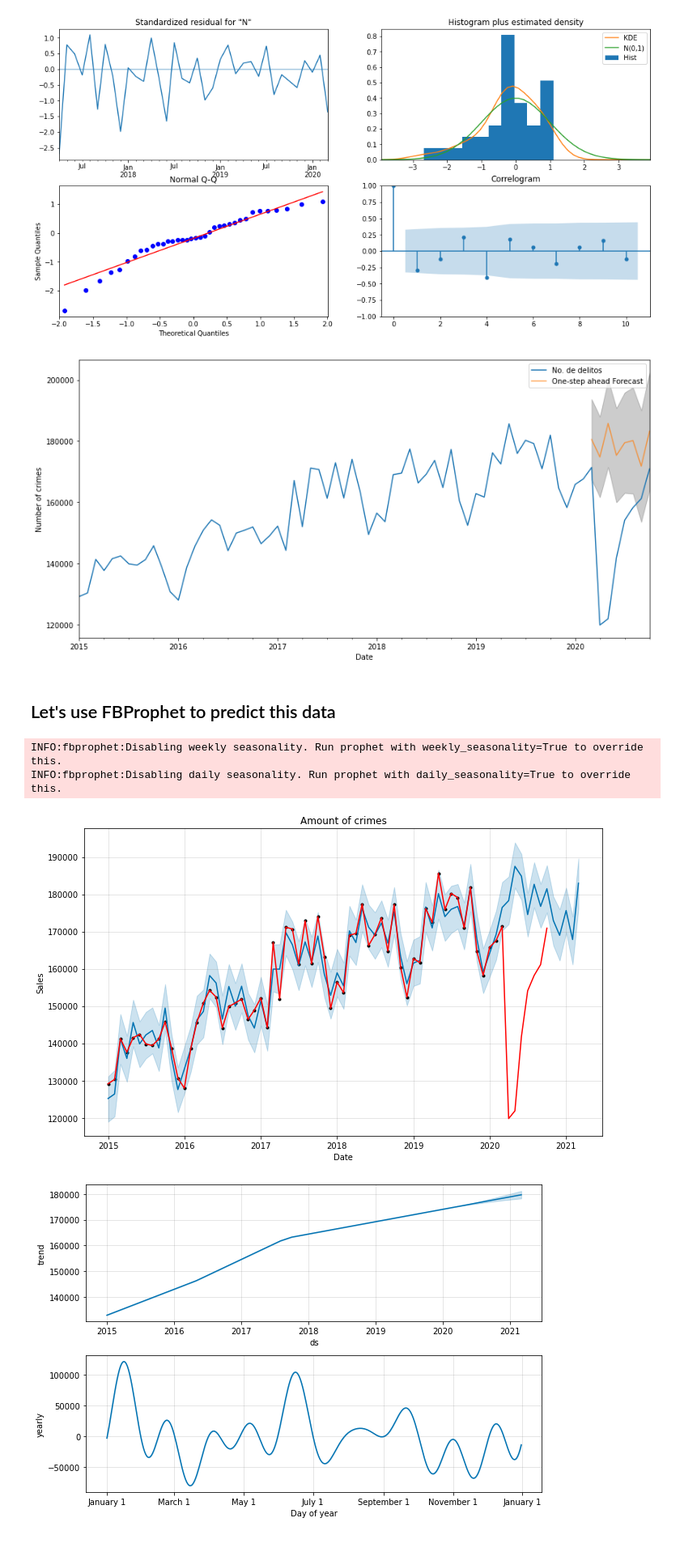
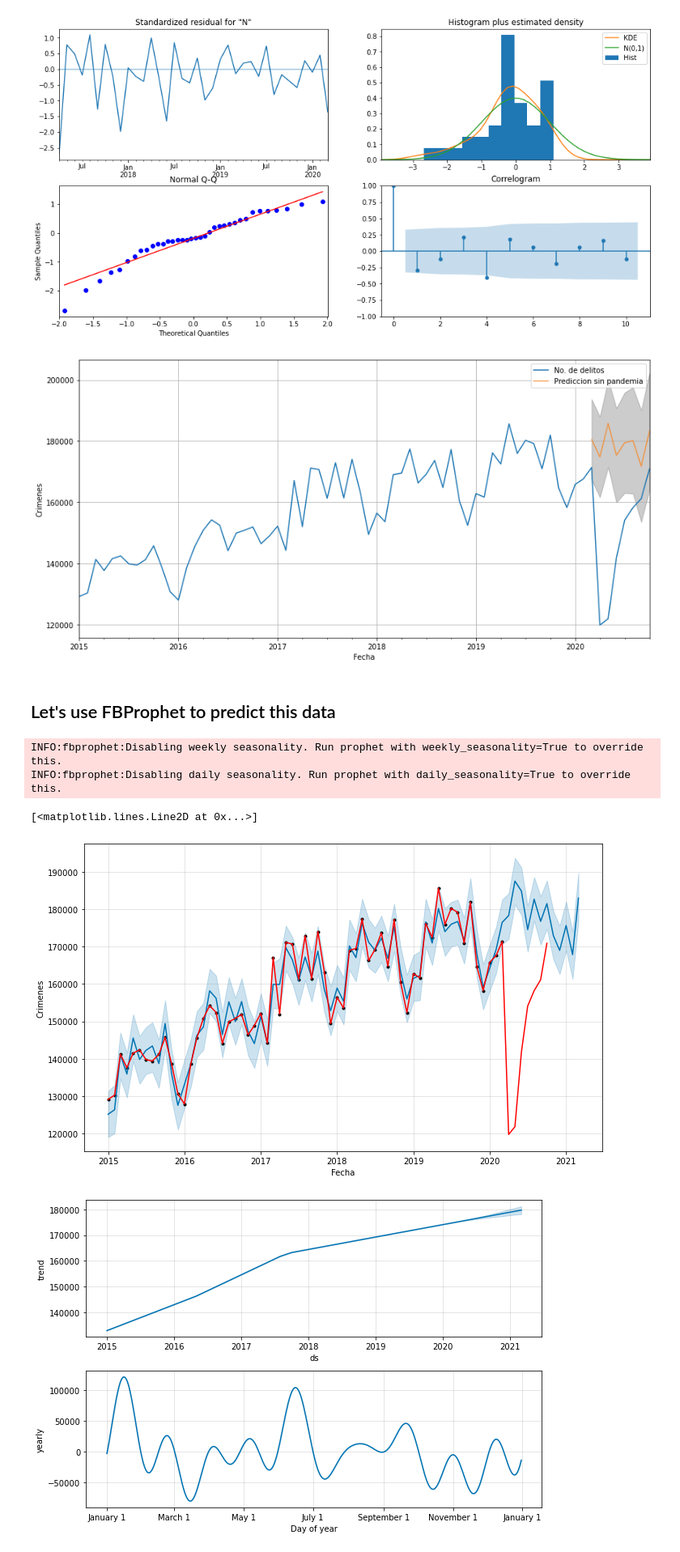
Before and after one commit to ejcv/dataMexicoChallenge, a Jupyter notebook: forecasting_crimes.ipynb, the cells around one changed output. Shown at 81% size. Drawn from its saved outputs; the diff is of its cells as text; code cells hidden in the pictures.

Commit message:
Added the forecasting modifications

```diff
--- a/forecasting_crimes.ipynb
+++ b/forecasting_crimes.ipynb
@@ -17,5 +19,5 @@ from fbprophet import Prophet
 # %%
-municipal_crimes_df = pd.read_csv("Databases/Municipal-Delitos-2015-2020_oct2020.csv", encoding="latin_1")
+municipal_crimes_df = pd.read_csv("Databases/IDM_NM_oct2020.csv", encoding="latin_1")
 #Rename months so we can sort them properly
 municipal_crimes_df.columns = ['Año', 'Clave_Ent', 'Entidad', 'Cve. Municipio', 'Municipio',
        'Bien jurídico afectado', 'Tipo de delito', 'Subtipo de delito',
@@ -207,34 +214,35 @@ pred = results.get_prediction(start=pd.to_datetime('2020-03-01'), end=pd.to_date
 pred_ci = pred.conf_int()
 # %%
 ax = national_crimes_df.set_index('DateTime').plot(label='observed')
-pred.predicted_mean.plot(ax=ax, label='One-step ahead Forecast', alpha=.7, figsize=(14, 7))
+pred.predicted_mean.plot(ax=ax, label='Prediccion sin pandemia', alpha=.7, figsize=(14, 7))
 ax.fill_between(pred_ci.index,
                 pred_ci.iloc[:, 0],
                 pred_ci.iloc[:, 1], color='k', alpha=.2)
-ax.set_xlabel('Date')
-ax.set_ylabel('Number of crimes')
+ax.set_xlabel('Fecha')
+ax.set_ylabel('Crimenes')
 plt.legend()
+plt.grid()
 plt.show()
 # %% [output]
-[figure, old version]
+[figure, new version]
 # %% [markdown]
 ## Let's use FBProphet to predict this data
 # %%
 nat_crimes_before_cov_df_renamed = national_crimes_before_covid_df.reset_index().rename(
     columns={'DateTime': 'ds', 'No. de delitos': 'y'})
 national_crimes_model = Prophet(interval_width=0.95)
 national_crimes_model.fit(nat_crimes_before_cov_df_renamed)
 
 national_crimes_forecast = national_crimes_model.make_future_dataframe(periods=12, freq='MS')
 national_crimes_forecast = national_crimes_model.predict(national_crimes_forecast)
 
-national_crimes_model.plot(national_crimes_forecast, xlabel = 'Date', ylabel = 'Sales')
+national_crimes_model.plot(national_crimes_forecast, xlabel = 'Fecha', ylabel = 'Crimenes')
 plt.plot(national_crimes_df.set_index('DateTime'), color='r')
-plt.title('Amount of crimes');
 # %% [output]
 INFO:fbprophet:Disabling weekly seasonality. Run prophet with weekly_seasonality=True to override this.
 INFO:fbprophet:Disabling daily seasonality. Run prophet with daily_seasonality=True to override this.
+[<matplotlib.lines.Line2D at 0x...>]
-[figure, old version]
+[figure, new version]
 # %%
 fig2 = national_crimes_model.plot_components(national_crimes_forecast)
 # %% [output]
```
Also changed, not shown: parts of 19 cells of this notebook, 1 other file.
